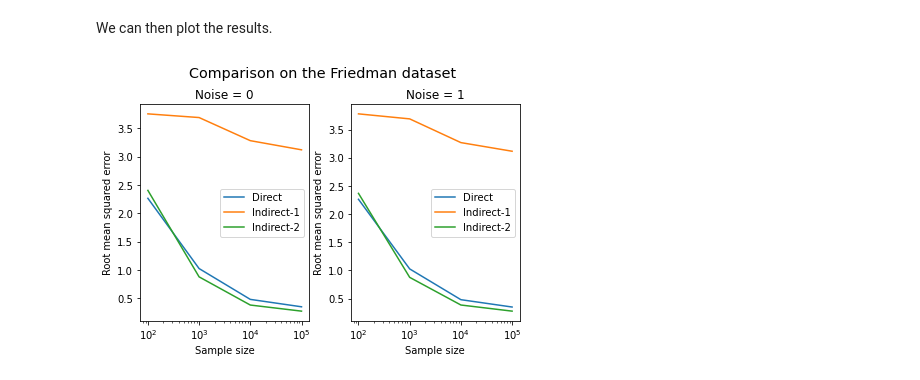
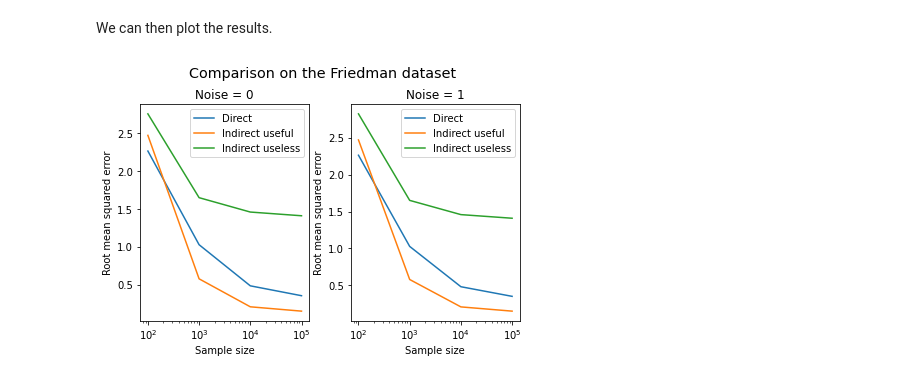
Before and after one commit to shokru/coqueret.github.io, a Jupyter notebook: stacked_models.ipynb, the cells around one changed output. Cells and saved outputs as stored; diff of their text form; code cells hidden in the pictures.

```diff
--- a/stacked_models.ipynb
+++ b/stacked_models.ipynb
@@ -121,7 +121,7 @@ def friedman(y,
     ----------
     """
     lRes = dict()
-    if method == "indirect-1" or method == "indirect-2":
+    if method == "indirect":
         y_firstLayer = copy.deepcopy(y)
         del y_firstLayer["y"]
         kf = sklearn.model_selection.KFold(n_splits=n_split)
@@ -139,11 +139,8 @@ def friedman(y,
     # Second layer:
     ML = "y"
     # Construction of predictors
-    if method == "indirect-1":
+    if method == "indirect":
         Xintermediate = np.transpose(np.array(list(lRes.values())))  # aggregation of CV predictions
-    elif method == "indirect-2":
-        Xfirstlevel = np.transpose(np.array(list(lRes.values())))    # aggregation of CV predictions
-        Xintermediate = np.concatenate((X, Xfirstlevel), axis=1)
     elif method == "direct":
         Xintermediate = X
     kf = sklearn.model_selection.KFold(n_splits=n_split)
@@ -183,33 +180,39 @@ for i in range(len(vN)):
         X = np.random.uniform(size=(N, n_features))
         ya = 10 * np.sin(np.pi * X[:, 0] * X[:, 1]) + 20 * (X[:, 2] - 0.5) ** 2 + 10 * X[:, 3] + 5 * X[:, 4]
         y = ya + noise * np.random.normal(N)
-        # Intermediate targets
-        y1 = 10 * np.sin(np.pi * X[:, 1]) + noise / np.sqrt(3) * np.random.normal(N)
-        y2 = 20 * (X[:, 2] - 0.5) ** 2 + noise / np.sqrt(3) * np.random.normal(N)
-        y3 = 10 * X[:, 3] + 5 * X[:, 4] + noise / np.sqrt(3) * np.random.normal(N)
-        Y = {"y": y, "y1": y1, "y2": y2, "y3": y3}  # enter the target y and the intermediate targets you wish to use
+        Y = {"y": y}
 
-        #  prediction of the Friedman function directly
+        # Prediction of the Friedman function directly
         _, D_metric[i, j] = friedman(Y,
                                      X,
                                      fixedparam_lgbm,
                                      dict(zip(Y.keys(), [''] * len(Y))),
                                      n_split=5,
                                      method="direct")
-        #  prediction of the Friedman function with intermediate targets
+
+        # Prediction of the Friedman function with USEFUL intermediate targets
+        y1 = 10 * np.sin(np.pi * X[:, 0] * X[:, 1]) + noise / np.sqrt(3) * np.random.normal(N)
+        y2 = 20 * (X[:, 2] - 0.5) ** 2 + noise / np.sqrt(3) * np.random.normal(N)
+        y3 = 10 * X[:, 3] + 5 * X[:, 4] + noise / np.sqrt(3) * np.random.normal(N)
+        Y = {"y": y, "y1": y1, "y2": y2, "y3": y3}  # enter the target y and the intermediate targets you wish to use
         _, I1_metric[i, j] = friedman(Y,
                                      X,
                                      fixedparam_lgbm,
                                      dict(zip(Y.keys(), [''] * len(Y))),
                                      n_split=5,
-                                     method="indirect-1")
-        #  prediction of the Friedman function with intermediate targets
+                                     method="indirect")
+
+        #  prediction of the Friedman function with USELESS intermediate targets
+        y1 = 10 *  X[:, 0] * X[:, 1] + noise / np.sqrt(3) * np.random.normal(N)
+        y2 = 20 * (X[:, 2]) ** 2 + noise / np.sqrt(3) * np.random.normal(N)
+        y3 = X[:, 3]  * X[:, 4] + noise / np.sqrt(3) * np.random.normal(N)
+        Y = {"y": y, "y1": y1, "y2": y2, "y3": y3}  # enter the target y and the intermediate targets you wish to use
         _, I2_metric[i, j] = friedman(Y,
                                      X,
                                      fixedparam_lgbm,
                                      dict(zip(Y.keys(), [''] * len(Y))),
                                      n_split=5,
-                                     method="indirect-2")
+                                     method="indirect")
         # indirect-1 only uses the predictions from the intermediate targets to predict the final target
         # indirect-2 includes the original regressors.
 # %% [markdown]
@@ -217,30 +220,30 @@ We can then plot the results.
 # %%
 if len(vNoise) > 1:
     fig, ax = plt.subplots(1, len(vNoise))
     plt.tight_layout()
     for i in range(len(vNoise)):
         ax[i].plot(vN, D_metric[:, i])
         ax[i].plot(vN, I1_metric[:, i])
         ax[i].plot(vN, I2_metric[:, i])
         ax[i].set_title("Noise = " + str(vNoise[i]))
-        ax[i].legend(["Direct", "Indirect-1", "Indirect-2"])
+        ax[i].legend(["Direct", "Indirect useful", "Indirect useless"])
         ax[i].set_xscale("log")
         ax[i].set_xlabel("Sample size")
         ax[i].set_ylabel("Root mean squared error")
     fig.suptitle("Comparison on the Friedman dataset", fontsize="x-large")
     fig.subplots_adjust(top=0.85)
 else:
     fig, ax = plt.subplots()
     plt.tight_layout()
     ax.plot(vN, D_metric[:, 0])
     ax.plot(vN, I1_metric[:, 0], '--')
     ax.plot(vN, I2_metric[:, 0], '-+')
     ax.set_title("Noise = " + str(vNoise[0]))
-    ax.legend(["Direct", "Indirect-1", "Indirect-2"])
+    ax.legend(["Direct", "Indirect useful", "Indirect useless"])
     ax.set_xscale("log")
     ax.set_xlabel("Sample size")
     ax.set_ylabel("Root mean squared error")
     fig.suptitle("Comparison on the Friedman dataset", fontsize="x-large")
     fig.subplots_adjust(top=0.85)
 # %% [output]
-[figure, old version]
+[figure, new version]
```
